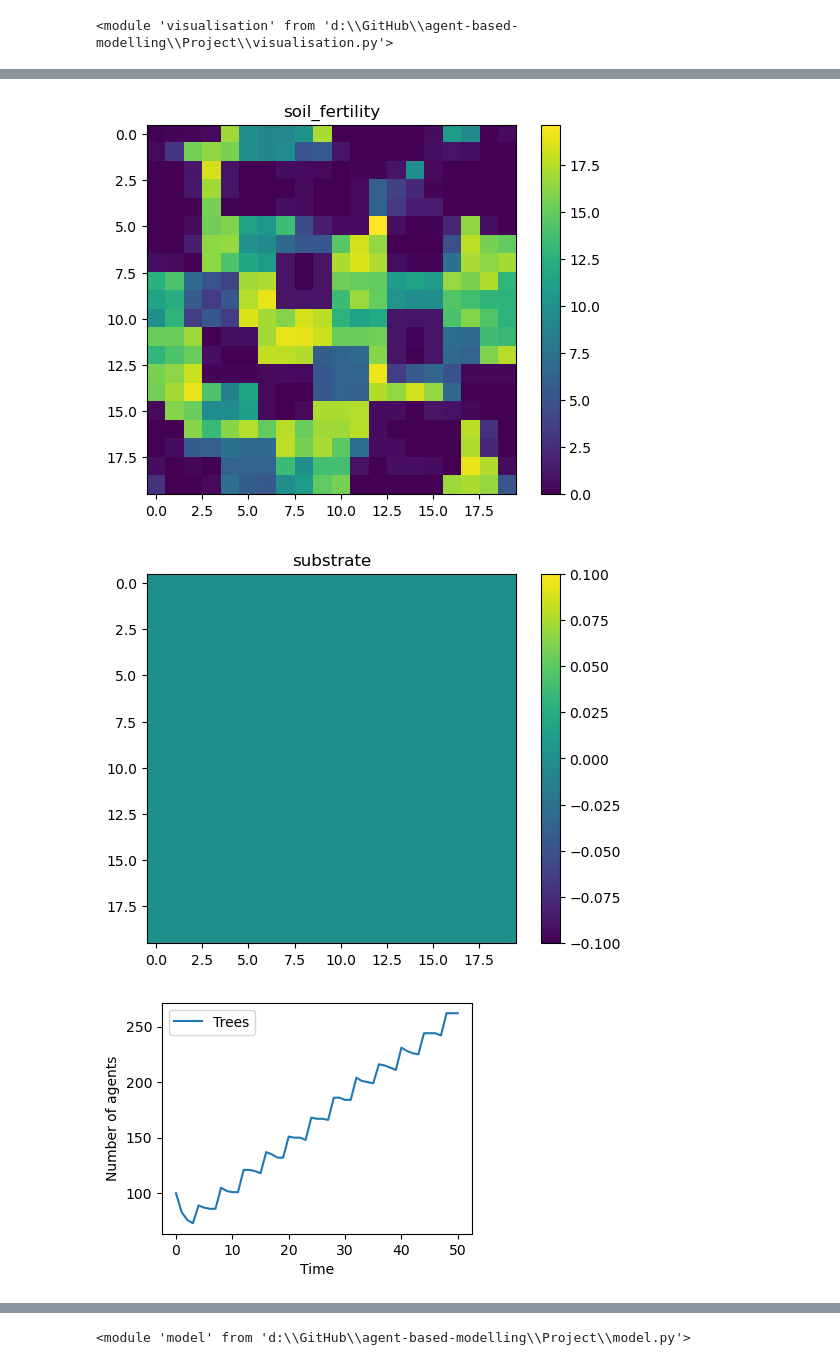
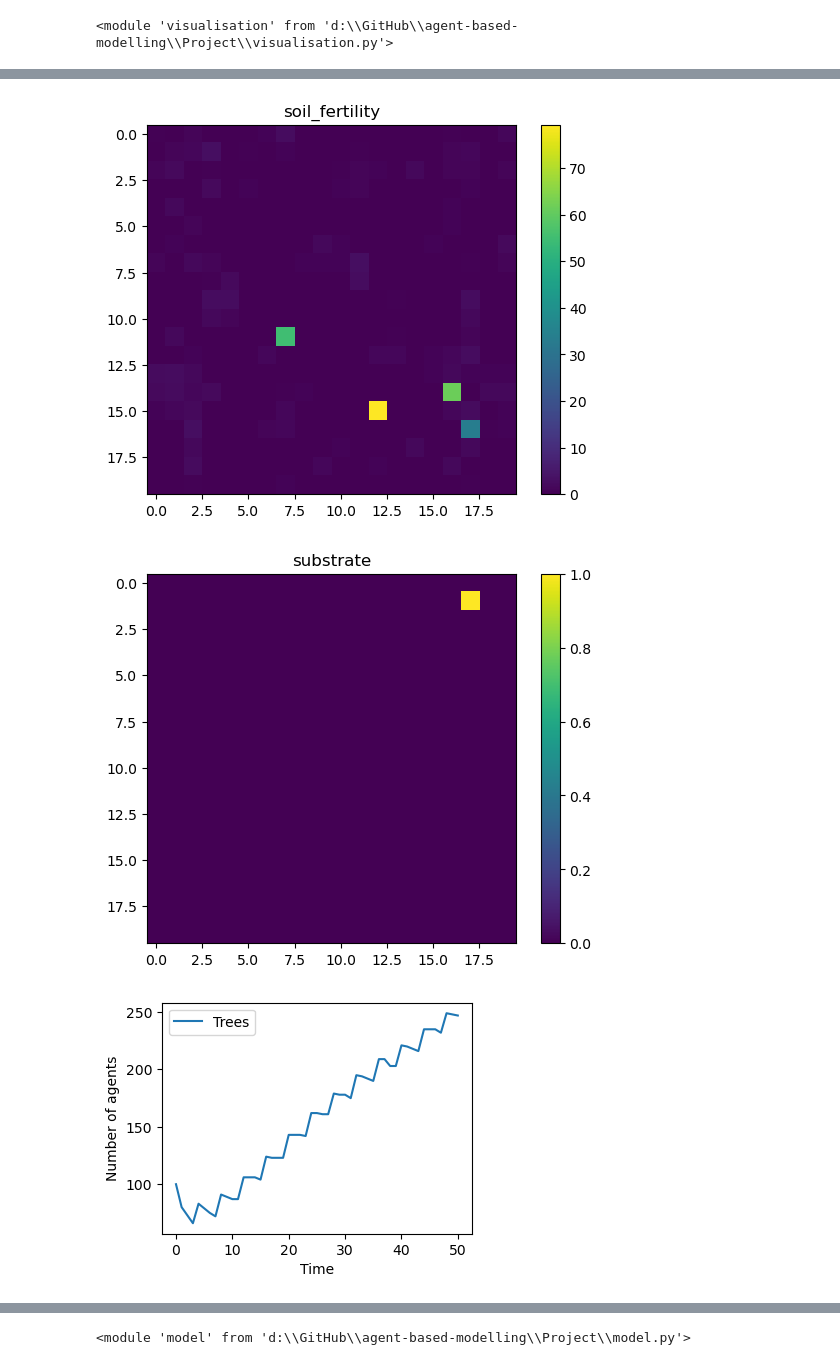
Before and after one commit to mboyan/agent-based-modelling, a Jupyter notebook: Project/ABM_Project.ipynb, the cells around one changed output, grey strips where cells are left out. Cells and saved outputs as stored; diff of their text form; code cells hidden in the pictures.

```diff
--- a/Project/ABM_Project.ipynb
+++ b/Project/ABM_Project.ipynb
@@ -34,8 +34,8 @@ height = 20
 n_init_trees = 100
 n_init_fungi = 50
 harvest_params = [150,0.5,0.5]
-fert_comp_ratio = 0.5
-model = mdl.Forest(width, height, n_init_trees, n_init_fungi, harvest_params, fert_comp_ratio)
+fert_comp_ratio_exponent = -0.3
+model = mdl.Forest(width, height, n_init_trees, n_init_fungi, harvest_params, fert_comp_ratio_exponent)
 model.run_model(n_steps=50)
 
 vis.plot_property_layer(model, "soil_fertility")
@@ -105,3 +90,3 @@ plt.show()
-[figure, old version]
+[figure, new version]
-[figure, old version]
+[figure, new version]
-[figure, old version]
+[figure, new version]
```
Also changed, not shown: parts of 3 cells of this notebook, 2 other files.
